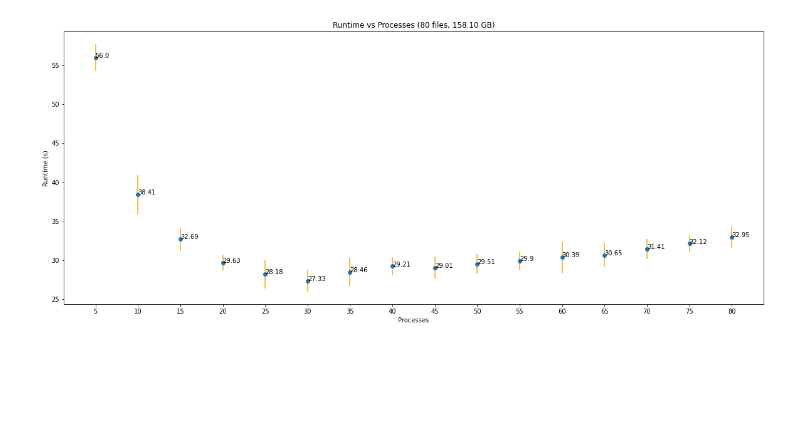
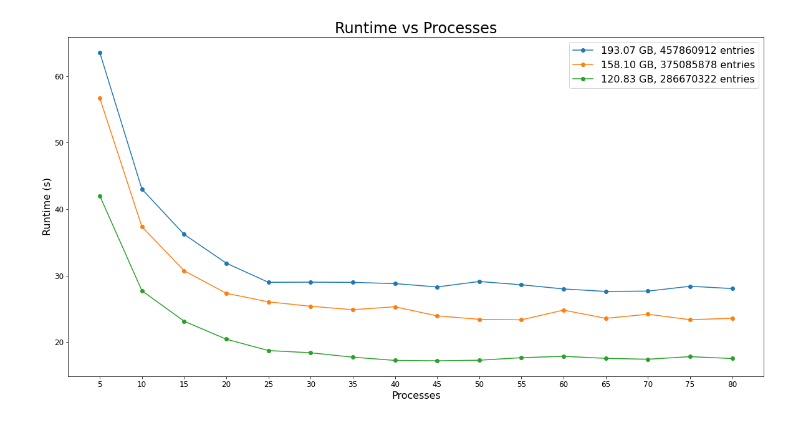
Before and after one commit to bucket420/DOE-INFN-2022, a Jupyter notebook: performance_analysis_uproot.ipynb, the cells around one changed output. Drawn from its saved outputs; the diff is of its cells as text; code cells hidden in the pictures; blank space fills up the shorter version.

```diff
--- a/performance_analysis_uproot.ipynb
+++ b/performance_analysis_uproot.ipynb
@@ -114,5 +127,5 @@ def runtime_measure_mp_test(path, n_files, n_processes):
 
     return time.time() - start
 # %%
-runtime_measure_mp_test(path, 8, 16)
+runtime_measure_mp_test(path, 8, 32)
 # %% [output]
@@ -120,3 +133,3 @@ runtime_measure_mp_test(path, 8, 16)
 # %%
-runtime_measure_mp(path, 8, 16)
+runtime_measure_mp(path, 8, 32)
 # %% [output]
@@ -189,4 +202,4 @@ def runtime_vs_processes_plot(path, n_files, max_processes, step, n_loops, targe
             plt.annotate(round(col_average(data[:])[i], 2), (data[0][i], col_average(data[:])[i]))
         plt.savefig('figures/uproot/%s/runtime_vs_processes_%d_%d_%d_%d.png' % (target_dir, n_files, max_processes, step, n_loops), bbox_inches='tight')
 # %%
-runtime_vs_processes_plot(path, 60, 60, 4, 10, "merged")
+# runtime_vs_processes_plot(path, 60, 60, 4, 10, "merged")
@@ -195,4 +208,23 @@ runtime_vs_processes_plot(path, 60, 60, 4, 10, "merged")
 # %%
-runtime_vs_processes_plot(path, 80, 80, 5, 10, "merged")
+# runtime_vs_processes_plot(path, 80, 80, 5, 10, "merged")
-# %% [output]
-[figure, removed]
+# %%
+data = []
+result_path = "runtime_tests_uproot/merged_test/"
+for file in os.listdir("runtime_tests_uproot/merged_test"):
+    if file.endswith(".csv"):
+        with open(result_path + file, "r") as f:
+            data.append([[float(a) for a in row] for row in csv.reader(f)])
+
+plt.figure(figsize = (20, 10))
+plt.title('Runtime vs Processes', fontsize=24)
+plt.xlabel('Processes', fontsize=16)
+plt.ylabel('Runtime (s)', fontsize=16)
+plt.xticks(range(5, 81, 5), fontsize=12)
+plt.yticks(fontsize=12)
+plt.plot(data[0][0], col_average(data[0][1:]), marker="o", label="%.2f GB, %d entries" % (get_total_size(path, 99), get_total_entries(path, 99)))
+plt.plot(data[1][0], col_average(data[1][1:]), marker="o", label="%.2f GB, %d entries" % (get_total_size(path, 80), get_total_entries(path, 80)))
+plt.plot(data[2][0], col_average(data[2][1:]), marker="o", label="%.2f GB, %d entries" % (get_total_size(path, 60), get_total_entries(path, 60)))
+plt.legend(prop={'size': 16})
+plt.show()
+# %% [output]
+[figure, added]
```
Also changed, not shown: parts of 9 cells of this notebook, 17 other files.
